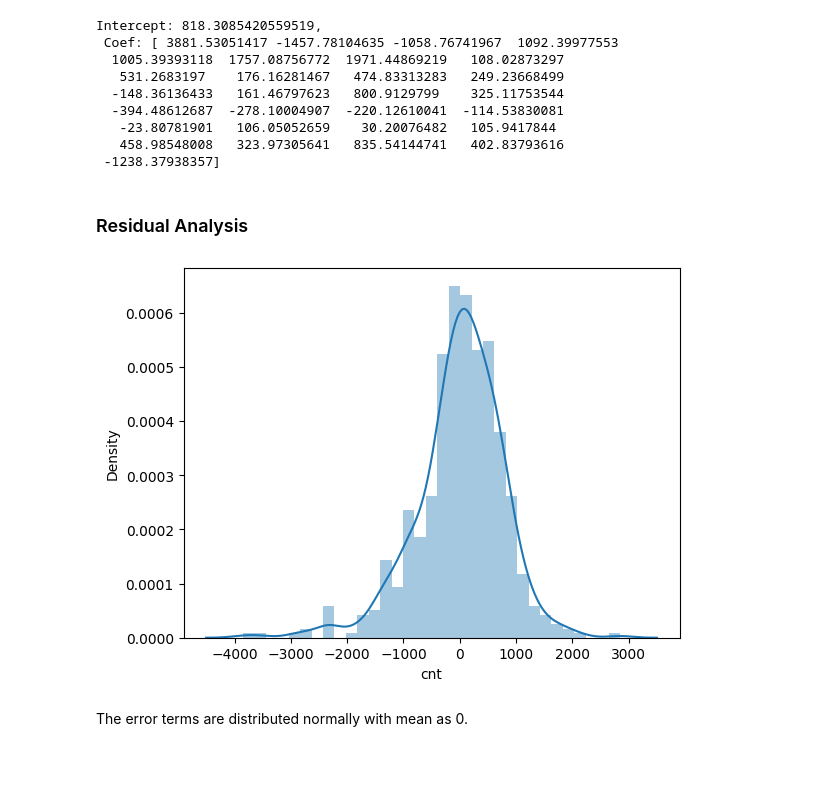
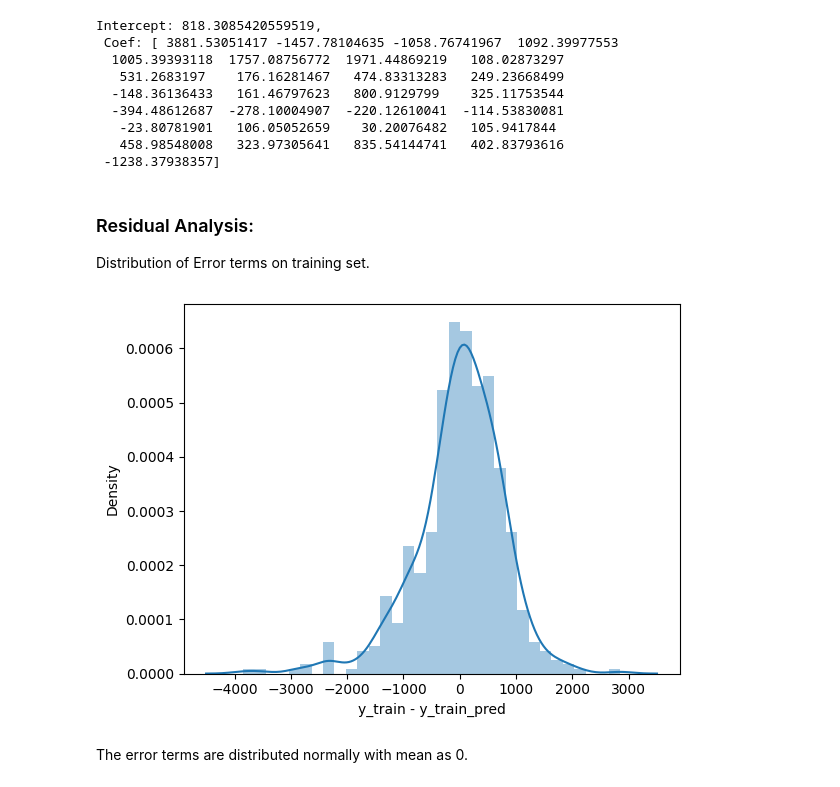
Before and after one commit to jaegarbomb/BikeSharing, a Jupyter notebook: Bike_Sharing_Analysis.ipynb, the cells around one changed output. Drawn from its saved outputs; the diff is of its cells as text; code cells hidden in the pictures.

```diff
--- a/Bike_Sharing_Analysis.ipynb
+++ b/Bike_Sharing_Analysis.ipynb
@@ -618,15 +618,18 @@ Intercept: 818.3085420559519,
    -23.80781901   106.05052659    30.20076482   105.9417844
    458.98548008   323.97305641   835.54144741   402.83793616
  -1238.37938357]
-# %% [markdown]
-### Residual Analysis
+# %% [markdown]
+### Residual Analysis: <br>
+Distribution of Error terms on training set.
 # %%
 y_train_pred = lr_final.predict(X_train[cols])
 
 # Plot a historgram of the error terms:
-sns.distplot(y_train - y_train_pred);
+sns.distplot(y_train - y_train_pred)
+plt.xlabel('y_train - y_train_pred')
+plt.show();
 # %% [output]
-[figure, old version]
+[figure, new version]
 # %% [markdown]
 The error terms are distributed normally with mean as 0.
 # %% [markdown]
```
Also changed, not shown: parts of 14 cells of this notebook.
